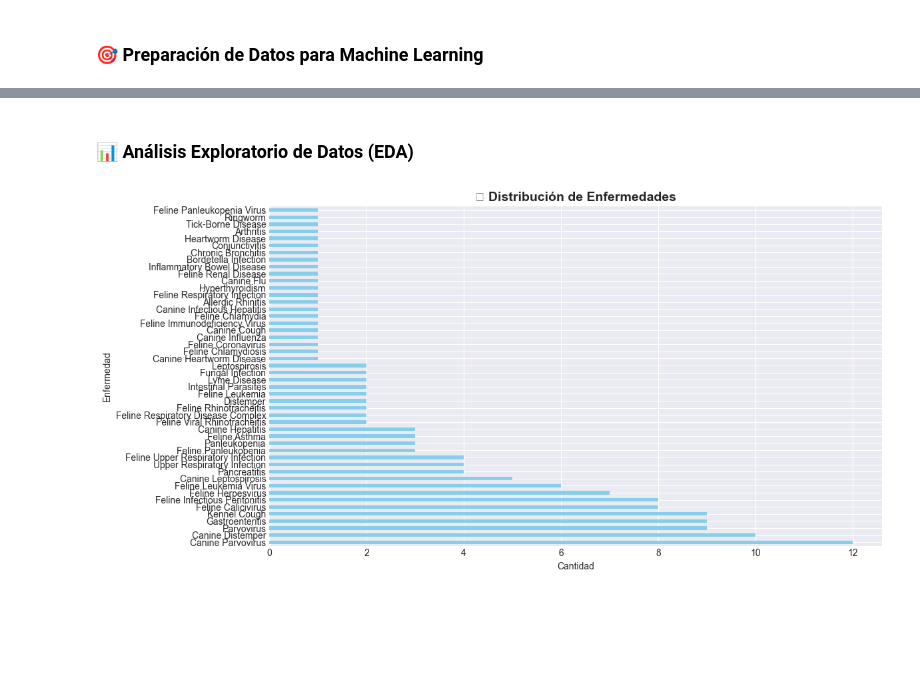
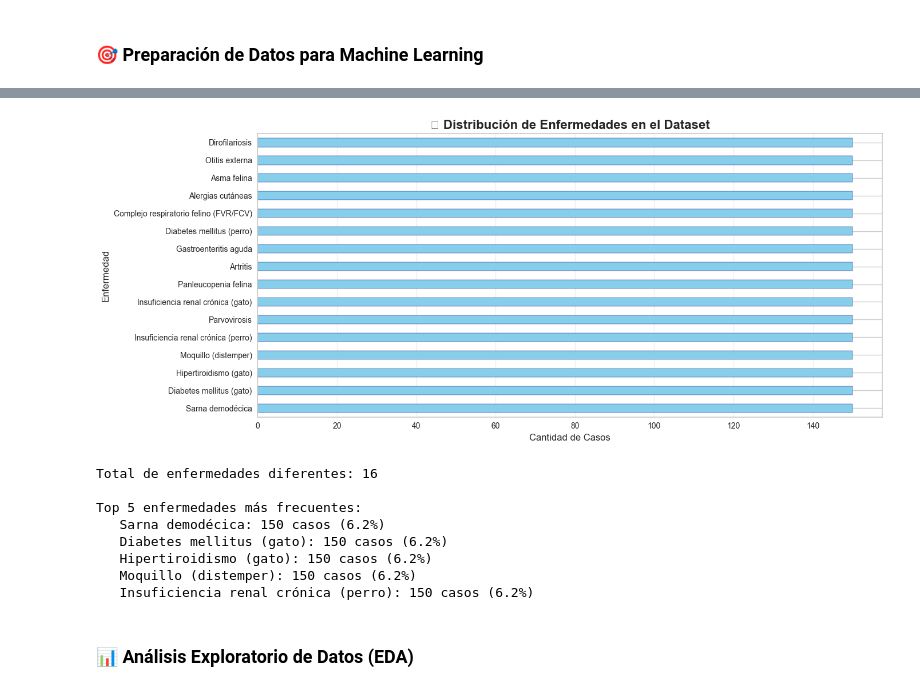
Before and after one commit to Julianpril/petcare, a Jupyter notebook: pawmi-ml/notebooks/01_dataset_analysis_pycaret.ipynb, the cells around one changed output, grey strips where cells are left out. Saved outputs shown, nothing was run; the diff lists cells and outputs as text; code cells hidden in the pictures; blank space fills up the shorter version.

```diff
--- a/pawmi-ml/notebooks/01_dataset_analysis_pycaret.ipynb
+++ b/pawmi-ml/notebooks/01_dataset_analysis_pycaret.ipynb
@@ -509,9 +409,0 @@ Vamos a trabajar con **Animal Disease Prediction** y filtrarlo solo para perros
-# %%
-# Filtrar solo perros y gatos
-df = df_diseases[df_diseases['Animal_Type'].isin(['Dog', 'Cat'])].copy()
-
-print(f'✅ Dataset filtrado: {df.shape}')
-print(f'\n🐾 Distribución de especies:')
-print(df['Animal_Type'].value_counts())
-print(f'\n🏥 Distribución de enfermedades:')
-print(df['Disease_Prediction'].value_counts())
@@ -603,13 +581,28 @@ memory usage: 26.4+ KB
+# %%
+# Visualizar distribución de enfermedades
+plt.figure(figsize=(14, 6))
+disease_counts = df['disease'].value_counts()
+disease_counts.plot(kind='barh', color='skyblue', edgecolor='navy')
+plt.title('🏥 Distribución de Enfermedades en el Dataset', fontsize=16, fontweight='bold')
+plt.xlabel('Cantidad de Casos', fontsize=12)
+plt.ylabel('Enfermedad', fontsize=12)
+plt.grid(axis='x', alpha=0.3)
+plt.tight_layout()
+plt.show()
+
+print(f'Total de enfermedades diferentes: {df["disease"].nunique()}')
+print(f'\nTop 5 enfermedades más frecuentes:')
+for disease, count in disease_counts.head(5).items():
+    print(f'   {disease}: {count} casos ({count/len(df)*100:.1f}%)')
+# %% [output]
+[figure, added]
+Total de enfermedades diferentes: 16
+
+Top 5 enfermedades más frecuentes:
+   Sarna demodécica: 150 casos (6.2%)
+   Diabetes mellitus (gato): 150 casos (6.2%)
+   Hipertiroidismo (gato): 150 casos (6.2%)
+   Moquillo (distemper): 150 casos (6.2%)
+   Insuficiencia renal crónica (perro): 150 casos (6.2%)
 # %% [markdown]
 ### 📊 Análisis Exploratorio de Datos (EDA)
-# %%
-# Visualizar distribución de enfermedades
-plt.figure(figsize=(12, 6))
-df['Disease_Prediction'].value_counts().plot(kind='barh', color='skyblue')
-plt.title('🏥 Distribución de Enfermedades', fontsize=14, fontweight='bold')
-plt.xlabel('Cantidad')
-plt.ylabel('Enfermedad')
-plt.tight_layout()
-plt.show()
-# %% [output]
-[figure, removed]
```
Also changed, not shown: parts of 67 cells of this notebook, 52 other files.
